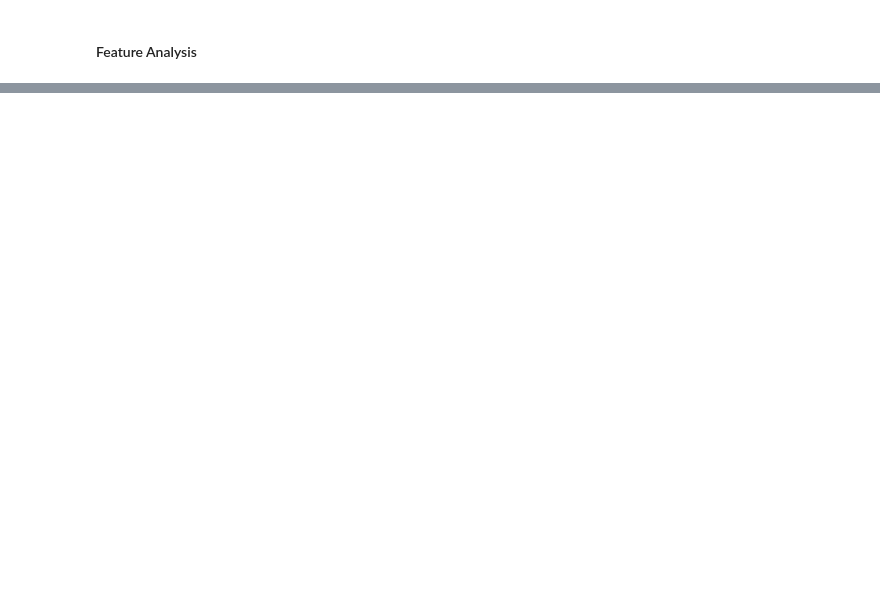
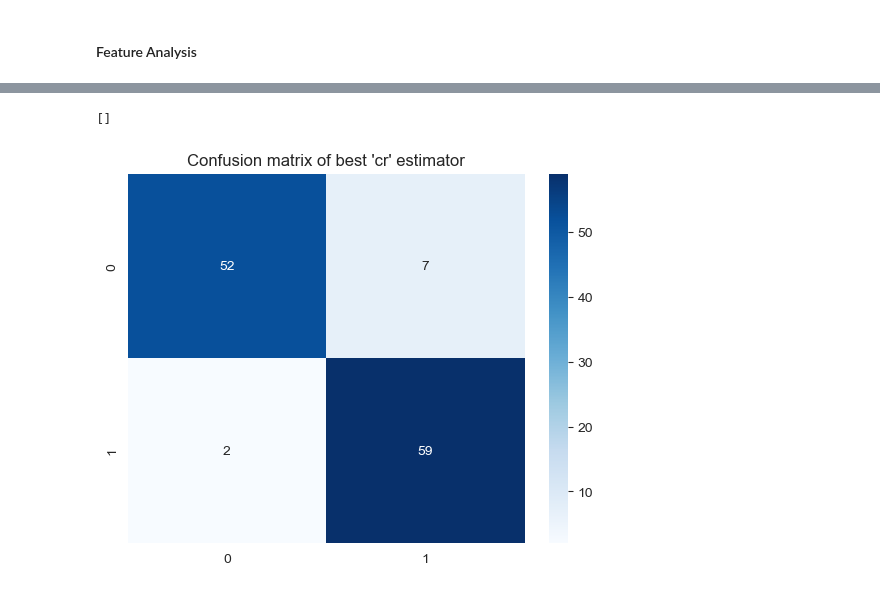
Before and after one commit to lasse-meixner/UpStraight_analytics, a Jupyter notebook: notebooks/app_data_eda.ipynb, the cells around one changed output, grey strips where cells are left out. Drawn from its saved outputs; the diff is of its cells as text; code cells hidden in the pictures; blank space fills up the shorter version.

```diff
--- a/notebooks/app_data_eda.ipynb
+++ b/notebooks/app_data_eda.ipynb
@@ -208,0 +215,14 @@ sns.heatmap(confusion_matrix(y_test,y_pred),annot=True,fmt="d",xticklabels=[-1,0
+# %%
+X,y = get_user_data(X_prep,source="cr")
+
+# define parameter grid
+param_grid = {"clf__max_depth": [3, 5,7,9,12], "clf__n_estimators": [10, 30, 50, 100, 200]}
+# define classifier
+clf = RandomForestClassifier(random_state=42)
+# define pipeline
+pipe = Pipeline([("col_selector", ColumnSelector(columns=training_columns)),("clf",clf)])
+# define grid search
+grid_search = GridSearchCV(pipe, param_grid=param_grid, cv=4, n_jobs=-1, verbose=1)
+results = grid_search.fit(X, y)
+
+pd.DataFrame(results.cv_results_).sort_values("rank_test_score").head(8)
@@ -208,0 +240,11 @@ sns.heatmap(confusion_matrix(y_test,y_pred),annot=True,fmt="d",xticklabels=[-1,0
+# %%
+# confusion matrix again:
+
+best_cr = results.best_estimator_
+y_pred = best_cr.predict(X)
+sns.heatmap(confusion_matrix(y,y_pred),annot=True,fmt="d",cmap="Blues")
+plt.title("Confusion matrix of best 'cr' estimator")
+plt.plot()
+# %% [output]
+[]
+[figure, added]
```
Also changed, not shown: parts of 45 cells of this notebook.
